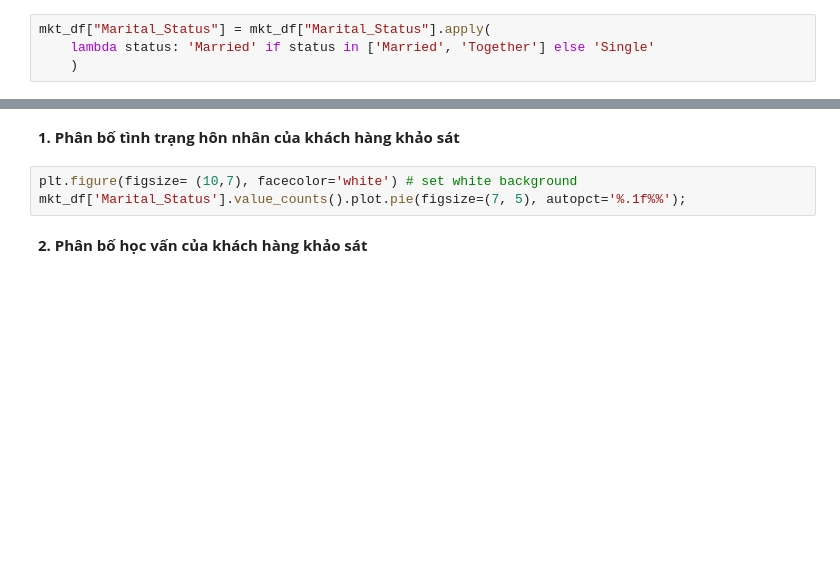
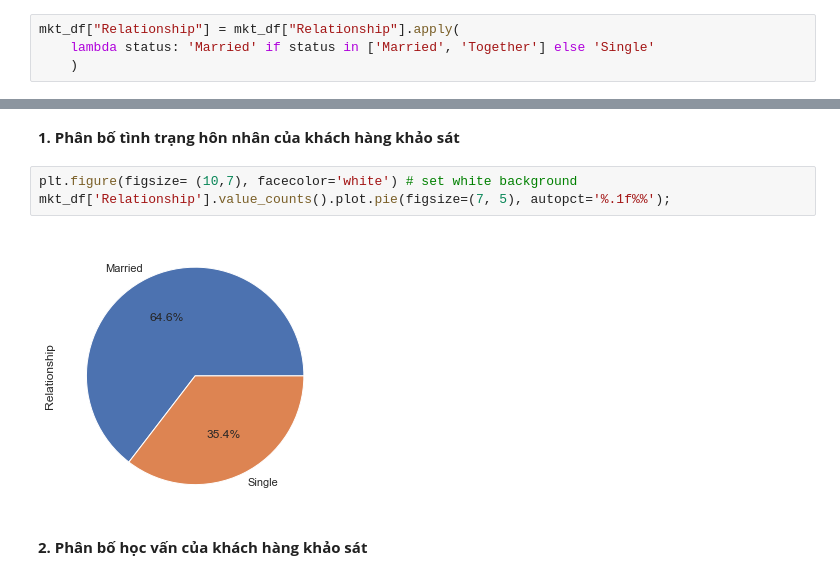
Before and after one commit to ngminhluong/CDS-EndTerm, a Jupyter notebook: Source/Main.ipynb, the cells around one changed output, grey strips where cells are left out. Cells and saved outputs as stored; diff of their text form; blank space fills up the shorter version.

```diff
--- a/Source/Main.ipynb
+++ b/Source/Main.ipynb
@@ -332,7 +332,7 @@ Vể mặt ngữ nghĩa, dễ thấy rằng các giá trị cột này thực ch
 - `Married`: Married, Together
 - `Single`: Single, Divorced, Widow, Alone, Absurd, YOLO (You Only Live Once)
 # %%
-mkt_df["Marital_Status"] = mkt_df["Marital_Status"].apply(
+mkt_df["Relationship"] = mkt_df["Relationship"].apply(
     lambda status: 'Married' if status in ['Married', 'Together'] else 'Single'
     )
 # %% [markdown]
@@ -348,7 +350,9 @@ mkt_df['Marital_Status'].unique()
 **1. Phân bố tình trạng hôn nhân của khách hàng khảo sát**
 # %%
 plt.figure(figsize= (10,7), facecolor='white') # set white background
-mkt_df['Marital_Status'].value_counts().plot.pie(figsize=(7, 5), autopct='%.1f%%');
+mkt_df['Relationship'].value_counts().plot.pie(figsize=(7, 5), autopct='%.1f%%');
+# %% [output]
+[figure, added]
 # %% [markdown]
 **2. Phân bố học vấn của khách hàng khảo sát**
 # %%
```
Also changed, not shown: parts of 66 cells of this notebook.
